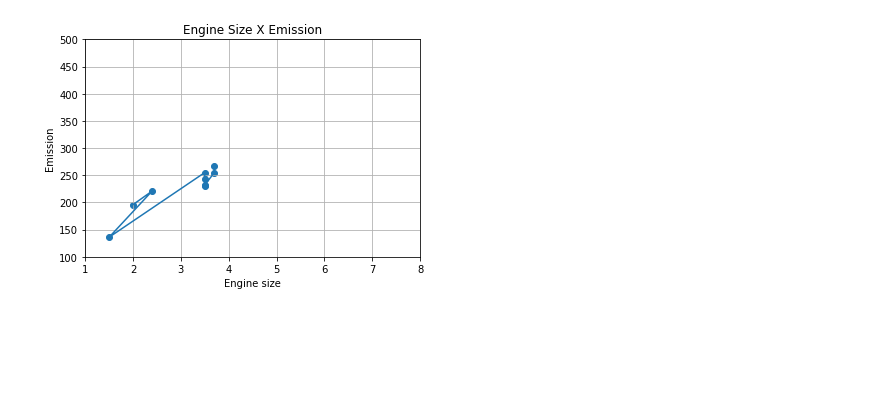
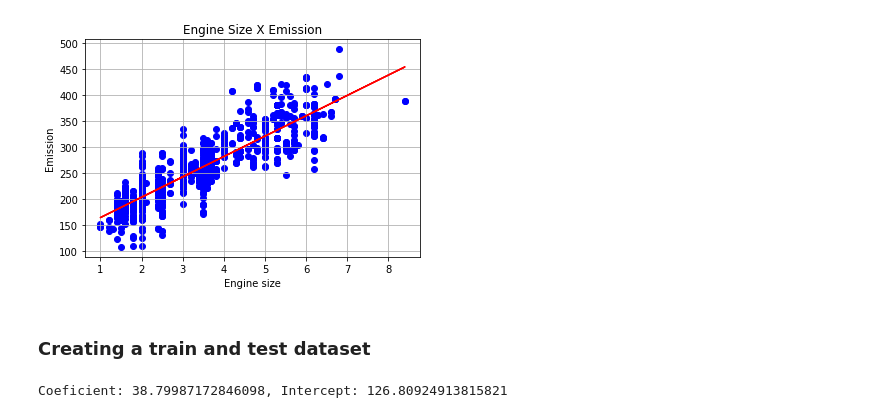
Before and after one commit to cassianodess/Machine-Learning, a Jupyter notebook: regression/main.ipynb, the cells around one changed output. Saved outputs shown, nothing was run; the diff lists cells and outputs as text; code cells hidden in the pictures; blank space fills up the shorter version.

Commit message:
Simple Linear Regression with evaluation errors

```diff
--- a/regression/main.ipynb
+++ b/regression/main.ipynb
@@ -20,6 +20,6 @@
 # %%
 import pandas as pd
 
-df = pd.read_csv("./src/data.csv").dropna()
-df
+df = pd.read_csv("./src/FuelConsumptionCo2.csv")
+df.head()
 # %% [output]
@@ -67,0 +72,7 @@ theta0 = y_sum - (theta1 * x_sum)
+# %%
+
+from sklearn import linear_model
+regr = linear_model.LinearRegression()
+regr.fit(np.array(df[["ENGINESIZE"]]), np.array(df[["CO2EMISSIONS"]]))
+print ("Coefficients: ", regr.coef_)
+print ("Intercept: ",regr.intercept_)
@@ -75,12 +89,12 @@ predict_value.round(2)
 # %%
-plt.scatter(df.ENGINESIZE, df.CO2EMISSIONS)
-plt.plot(df.ENGINESIZE, df.CO2EMISSIONS)
-plt.xlim(1, 8)
-plt.ylim(100, 500)
+plt.scatter(df.ENGINESIZE, df.CO2EMISSIONS,  color='blue')
+plt.plot(df.ENGINESIZE, regr.coef_[0][0]*df.ENGINESIZE + regr.intercept_[0], '-r')
 plt.title("Engine Size X Emission")
 plt.xlabel("Engine size")
 plt.ylabel("Emission")
 plt.grid()
 plt.show()
 # %% [output]
-[figure, old version]
+[figure, new version]
+# %% [markdown]
+### Creating a train and test dataset
@@ -86,0 +106,9 @@ plt.show()
+# %%
+regression = linear_model.LinearRegression()
+regression.fit(train[["ENGINESIZE"]], train[["CO2EMISSIONS"]])
+
+coeficient = regression.coef_[0][0]
+intercept = regression.intercept_[0]
+print(f"Coeficient: {coeficient}, Intercept: {intercept}")
+# %% [output]
+Coeficient: 38.79987172846098, Intercept: 126.80924913815821
```
Also changed, not shown: parts of 15 cells of this notebook, 3 other files.
